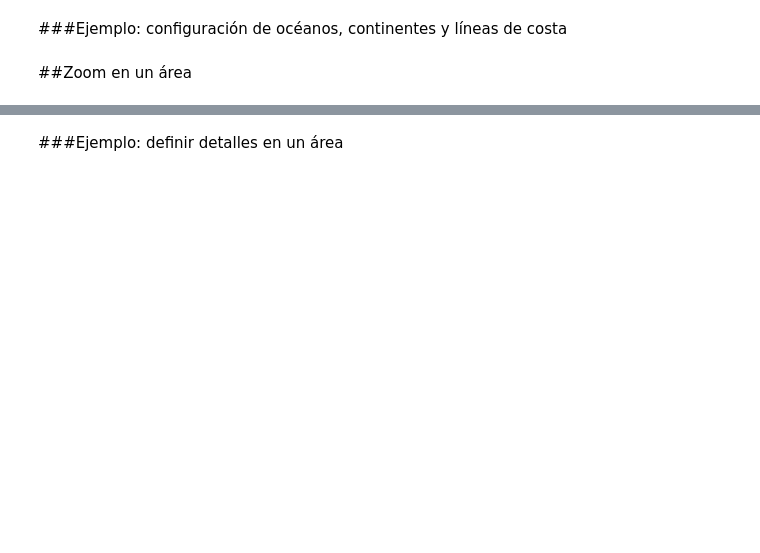
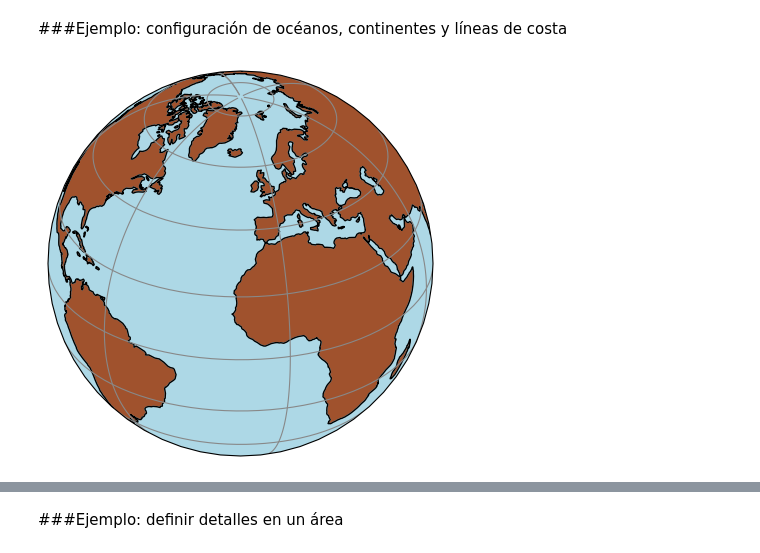
Before and after one commit to waveology/kitchen, a Jupyter notebook: introduccion_cartopy.ipynb, the cells around one changed output, grey strips where cells are left out. Drawn from its saved outputs; the diff is of its cells as text; code cells hidden in the pictures; blank space fills up the shorter version.

```diff
--- a/introduccion_cartopy.ipynb
+++ b/introduccion_cartopy.ipynb
@@ -213,32 +273,36 @@ import cartopy.feature as cfeature
 # %%
 # Definimos la figura que actúa como contenedor y le asignamos las dimensiones
 # -----------------------------------------------------------------------------
 fig = plt.figure(figsize=[10, 5])
 
-# Añadimos un mapa con proyección ortográfica
+# Añadimos un mapa con proyección ortográfica centrada en latitud=30N y longitud=15W
 # ----------------------------------------------------------------------------------------------
-ax = fig.add_subplot(1,1,1,projection=ccrs.Orthographic(central_longitude=-10, central_latitude=30))
+ax = fig.add_subplot(1,1,1,projection=ccrs.Orthographic(central_longitude=-15, central_latitude=30))
 
 # ======================== GLOBAL =============================
 ax.set_global()
 # =============================================================
 
 # ================== PARALELOS Y MERIDIANOS ===================
 ax.gridlines(color='#888888')
 # =============================================================
 
 # ================== CONTINENTES ==============================
 ax.add_feature(cfeature.LAND, color='sienna')
 # =============================================================
 
 # ================== OCÉANOS ==================================
 ax.add_feature(cfeature.OCEAN, color='lightblue')
 # =============================================================
 
 # ================== LINEA DE COSTA ===========================
-ax.add_feature(cfeature.COASTLINE, edgecolor='black', lw=0.5)
-# =============================================================
+ax.add_feature(cfeature.COASTLINE, edgecolor='black', lw=1)
+
+# ¿Más resolución? Opciones: 10m / 50m / 110m
+# ----------------------------------------------------------------------------
+# ax.add_feature(cfeature.COASTLINE.with_scale("50m"), edgecolor='black', lw=1)
+# ==============================================================================
 
 plt.show()
+# %% [output]
+[figure, added]
-# %% [markdown]
-##Zoom en un área
```
Also changed, not shown: parts of 34 cells of this notebook.
